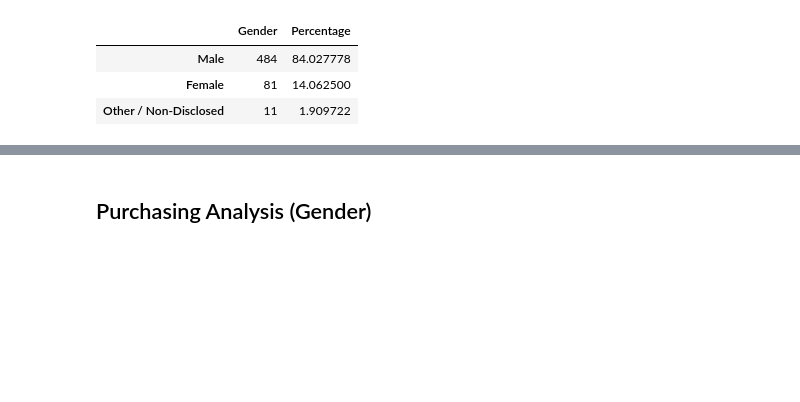
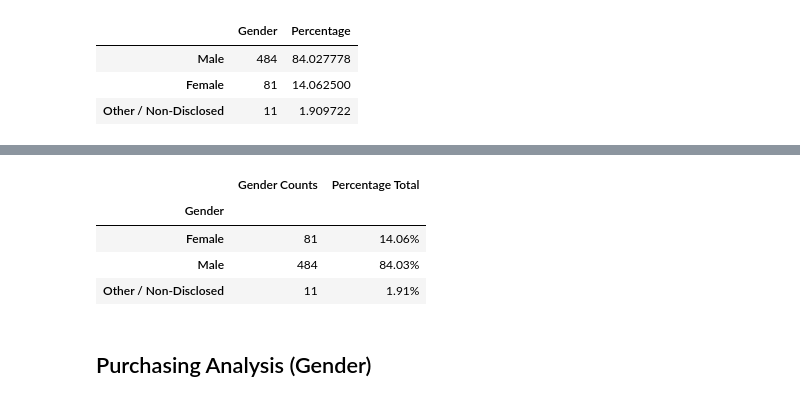
Before and after one commit to Fispit/Heroes-of-Pymoli-Analysis, a Jupyter notebook: HeroesOfPymoli/HeroesOfPymoli.ipynb, the cells around one changed output, grey strips where cells are left out. Cells and saved outputs as stored; diff of their text form; code cells hidden in the pictures; blank space fills up the shorter version.

```diff
--- a/HeroesOfPymoli/HeroesOfPymoli.ipynb
+++ b/HeroesOfPymoli/HeroesOfPymoli.ipynb
@@ -88,3 +82,17 @@ genderframe_pd
+# %%
+genderpurchase=purchase_data.groupby("Gender")
+genderpurchase=pd.DataFrame(genderpurchase["SN"].nunique())
+genderpurchase=genderpurchase.rename(columns={"SN":"Gender Counts"})
+genderpurchase["Percentage Total"]=genderpurchase["Gender Counts"]*100/genderpurchase["Gender Counts"].sum()
+genderpurchase["Percentage Total"]=genderpurchase["Percentage Total"].astype(float).map(
+    "{:,.2f}%".format)
+genderpurchase
+# %% [output]
+|  | Gender Counts | Percentage Total |
+| Gender |  |  |
+| Female | 81 | 14.06% |
+| Male | 484 | 84.03% |
+| Other / Non-Disclosed | 11 | 1.91% |
 # %% [markdown]
 
 ## Purchasing Analysis (Gender)
```
Also changed, not shown: parts of 12 cells of this notebook.
